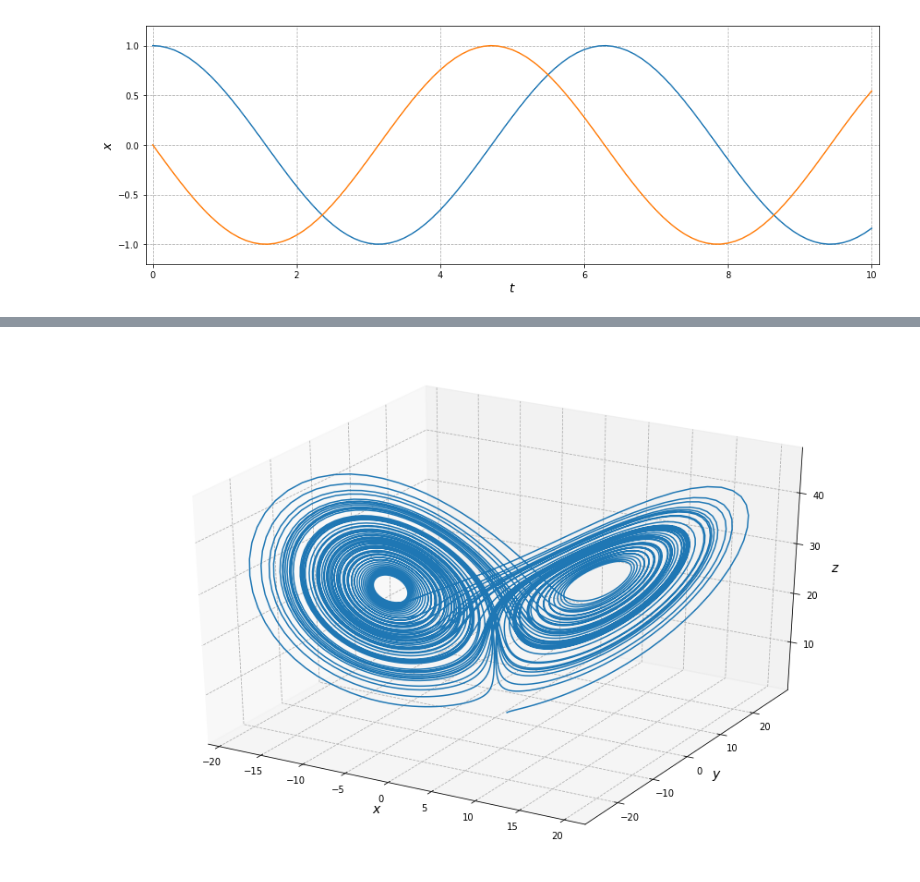
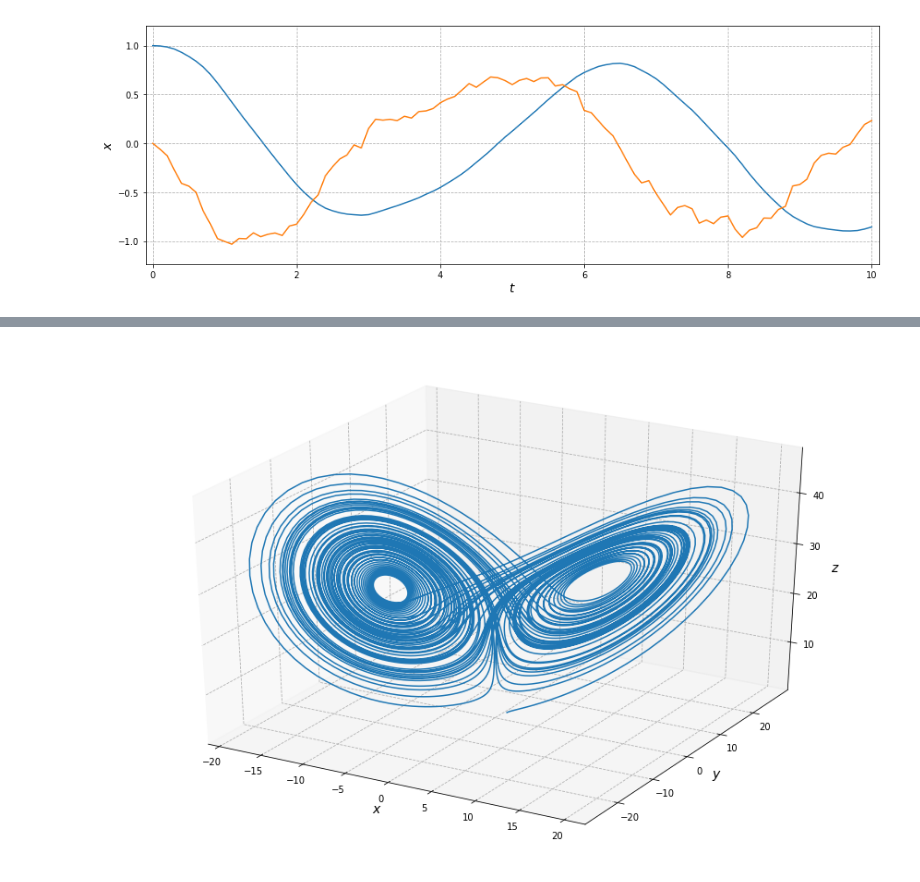
Before and after one commit to Legrandj/power, a Jupyter notebook: sync.ipynb, the cells around one changed output, grey strips where cells are left out. Drawn from its saved outputs; the diff is of its cells as text; code cells hidden in the pictures.

Commit message:
sync noise added

```diff
--- a/sync.ipynb
+++ b/sync.ipynb
@@ -31,6 +31,14 @@ def solver(f,a,b,ya,n,step):
         yy.append(y)
         tt.append(t)
     return yy,tt
+# %%
+#Uniform noise
+def unoise(eps,n=1):
+    return np.array([2*eps*rn.random()-eps for i in range(n)])
+
+#Gaussian noise
+def gnoise(var,n=1):
+    return np.array([rn.gauss(0,var) for i in range(n)])
 # %%
 #Lorenz system
 sigma = 10
@@ -46,14 +66,16 @@ def lorenz2(t,x):
 # %%
-#Example: harmonic oscillator x'' + x = 0
-y,t=solver(lambda t,x:np.array([x[1],-x[0]]),0,10,np.array([1,0]),100,rk4step)
+#Example: harmonic oscillator with random forcing x'' + x = Uniform
+eps=2
+rn.seed(1)
+y,t=solver(lambda t,x:np.array([x[1],-x[0]+unoise(eps)]),0,10,np.array([1,0]),100,rk4step)
 fig = plt.figure(figsize=(15,5))
 ax = fig.gca()
 plt.plot(t,y)
 plt.margins(.01,.1)
 plt.xlabel('$t$',size=14)
 plt.ylabel('$x$',size=14)
 plt.rcParams['grid.linestyle'] = "--"
 plt.grid()
 plt.show()
 # %% [output]
-[figure, old version]
+[figure, new version]
```
Also changed, not shown: parts of 4 cells of this notebook.
